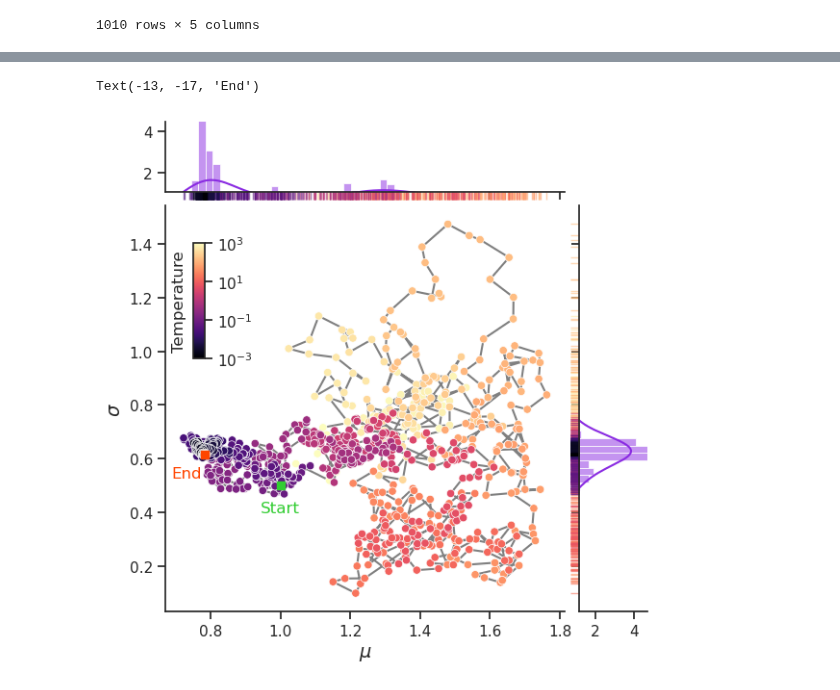
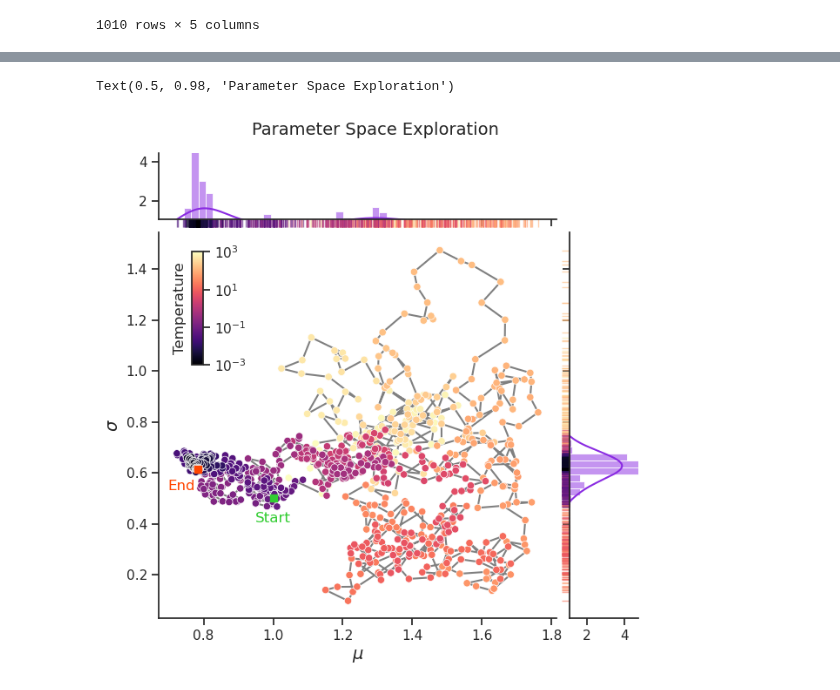
Before and after one commit to RandDouble/SimulazioneNumerica, a Jupyter notebook: LSN_Exercises_08.ipynb, the cells around one changed output, grey strips where cells are left out. Drawn from its saved outputs; the diff is of its cells as text; code cells hidden in the pictures.

```diff
--- a/LSN_Exercises_08.ipynb
+++ b/LSN_Exercises_08.ipynb
@@ -282,7 +310,7 @@ sns.set_theme(style="ticks", context="notebook")
 
 palette = "magma"
 
-g = sns.JointGrid(x="mu", y="sigma", data=df, marginal_ticks=True, height=6, ratio=5)
+g = sns.JointGrid(x="mu", y="sigma", data=df, marginal_ticks=True, height=6.5, ratio=5)
 
 g.plot_joint(
     sns.lineplot,
@@ -329,32 +357,35 @@ cb.set_label("Temperature", loc="center", labelpad=-60)
 
 # Annotating Start and End Point
 
 first_point = np.array([1, 0.5])
 
 g.ax_joint.plot(*first_point, marker="s", color="limegreen")
 
 last_point = df.iloc[-1].loc[["mu", "sigma"]].to_numpy()
 
 g.ax_joint.plot(*last_point, marker="s", color="orangered", zorder=10)
 
 g.ax_joint.annotate(
     "Start",
     first_point,
     textcoords="offset points",
     xytext=(0, -20),
     ha="center",
     fontsize=12,
     color="limegreen",
 )
 g.ax_joint.annotate(
     "End",
     last_point,
     textcoords="offset points",
     xytext=(-13, -17),
     ha="center",
     fontsize=12,
     color="orangered",
 )
+
+g.figure.subplots_adjust(top=0.925)
+g.figure.suptitle("Parameter Space Exploration", fontsize=14)
 # %% [output]
-Text(-13, -17, 'End')
+Text(0.5, 0.98, 'Parameter Space Exploration')
-[figure, old version]
+[figure, new version]
```
Also changed, not shown: parts of 18 cells of this notebook, 6 other files.
